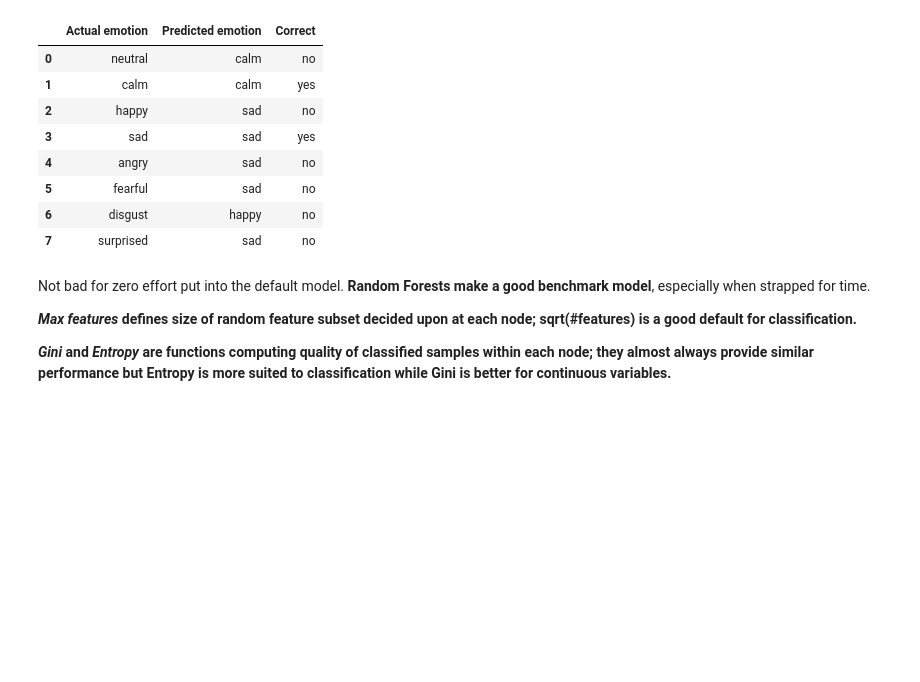
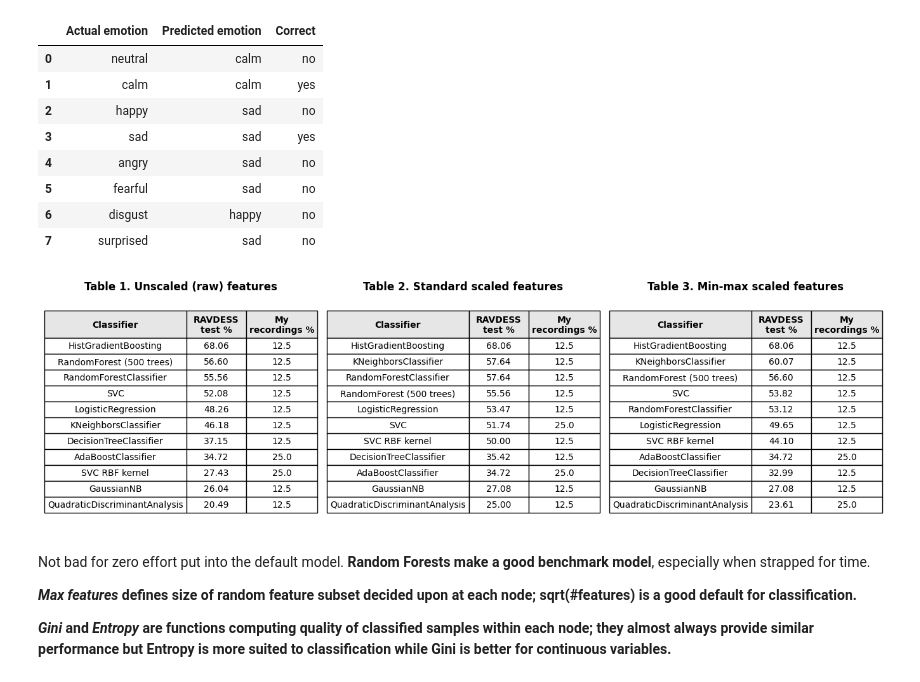
Before and after one commit to saima-0/Week3-ClassicML, a Jupyter notebook: Week_3_MachineLearning.ipynb, the cells around one changed output. Saved outputs shown, nothing was run; the diff lists cells and outputs as text; code cells hidden in the pictures; blank space fills up the shorter version.

```diff
--- a/Week_3_MachineLearning.ipynb
+++ b/Week_3_MachineLearning.ipynb
@@ -850,6 +850,34 @@ Best on my recordings: SVC - Standard scaled
 | 5 | fearful | sad | no |
 | 6 | disgust | happy | no |
 | 7 | surprised | sad | no |
+# %%
+table_titles = [("Raw", "Table 1. Unscaled (raw) features"),
+                ("Standard scaled", "Table 2. Standard scaled features"),
+                ("MinMax scaled", "Table 3. Min-max scaled features")]
+
+fig, axes = plt.subplots(1, 3, figsize=(13.5, 4.2))
+for ax, (version, title) in zip(axes, table_titles):
+    tab = (results[results["Version"] == version]
+           .sort_values("RAVDESS test %", ascending=False, kind="stable")
+           [["Classifier", "RAVDESS test %", "My recordings %"]])
+    cells = [[name, f"{rav:.2f}", f"{mine:.1f}"] for name, rav, mine in tab.values]
+    ax.axis("off")
+    tbl = ax.table(cellText=cells, colLabels=["Classifier", "RAVDESS\ntest %", "My\nrecordings %"],
+                   loc="center", cellLoc="center", colWidths=[0.52, 0.22, 0.26])
+    tbl.auto_set_font_size(False)
+    tbl.set_fontsize(10)
+    tbl.scale(1, 1.32)
+    for (row, col), cell in tbl.get_celld().items():
+        if row == 0:
+            cell.set_text_props(fontweight="bold")
+            cell.set_facecolor("#E6E6E6")
+            cell.set_height(cell.get_height() * 1.7)
+    ax.set_title(title, fontweight="bold", fontsize=12)
+plt.tight_layout()
+plt.savefig("fig4_tables.png", dpi=200)
+plt.show()
+# %% [output]
+[figure, added]
 # %% [markdown]
 Not bad for zero effort put into the default model. **Random Forests make a good benchmark model**, especially when strapped for time.
 
```
